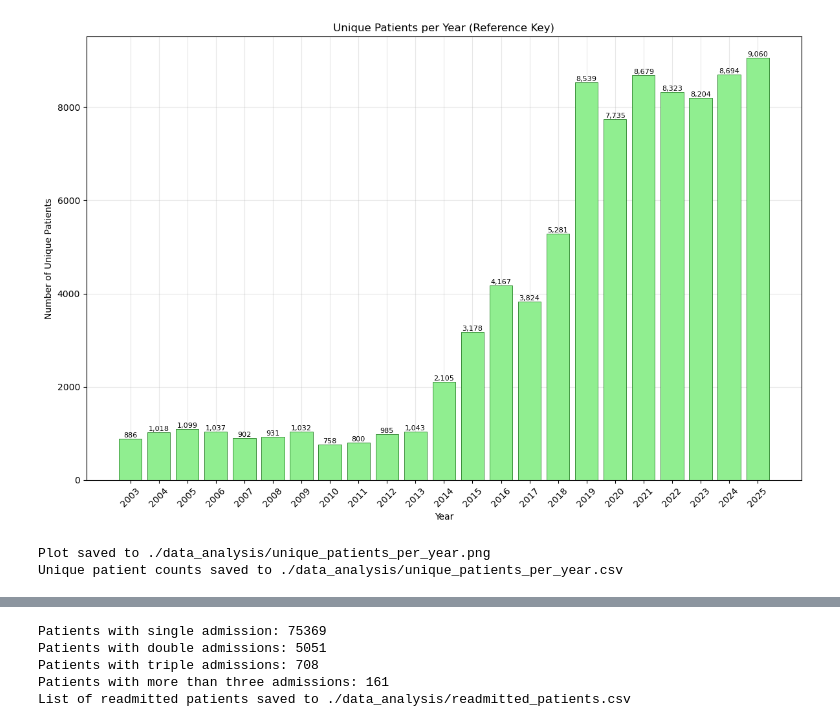
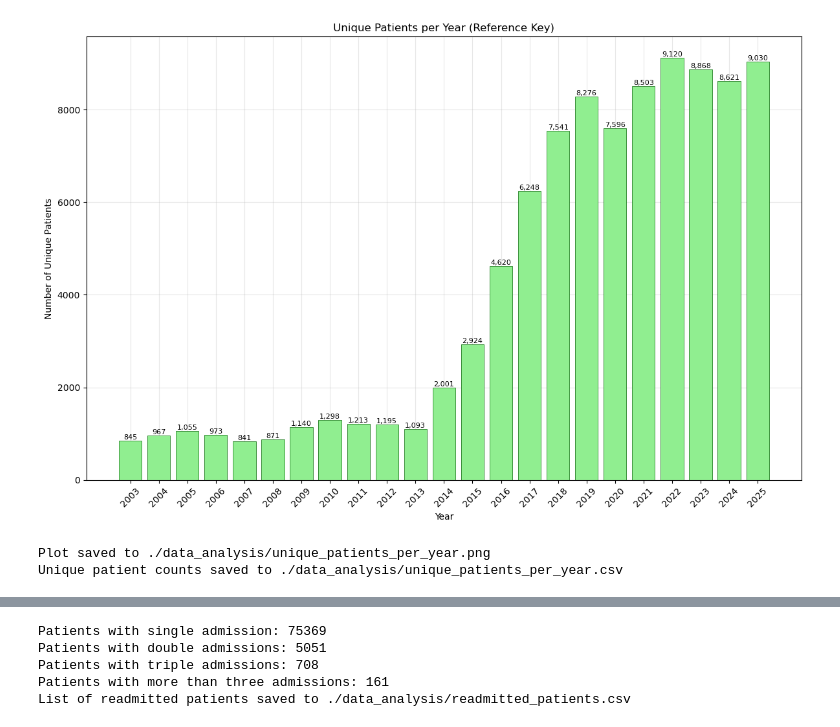
Before and after one commit to Tptpvy/BIOF4001, a Jupyter notebook: data_analysis.ipynb, the cells around one changed output, grey strips where cells are left out. Saved outputs shown, nothing was run; the diff lists cells and outputs as text; code cells hidden in the pictures.

Commit message:
updated data analysis and baseline table code

```diff
--- a/data_analysis.ipynb
+++ b/data_analysis.ipynb
@@ -290,9 +302,9 @@ def analyze_readmission(): # analyze readmission rates
     readmission_df.to_csv(output_file, index=False) # save csv
     print(f"List of readmitted patients saved to {output_file}")
 # %%
-analyze_patient_count("./presumed_infection/2.Data/Demographics/demographic_SIC_all.csv") # specify master file to count
+analyze_patient_count("./presumed_infection/2.Data/Demographics/all_sic_demographics.csv") # specify master file to count
 # %% [output]
-[figure, old version]
+[figure, new version]
 Plot saved to ./data_analysis/unique_patients_per_year.png
 Unique patient counts saved to ./data_analysis/unique_patients_per_year.csv
 # %%
```
Also changed, not shown: parts of 13 cells of this notebook, 46 other files.
